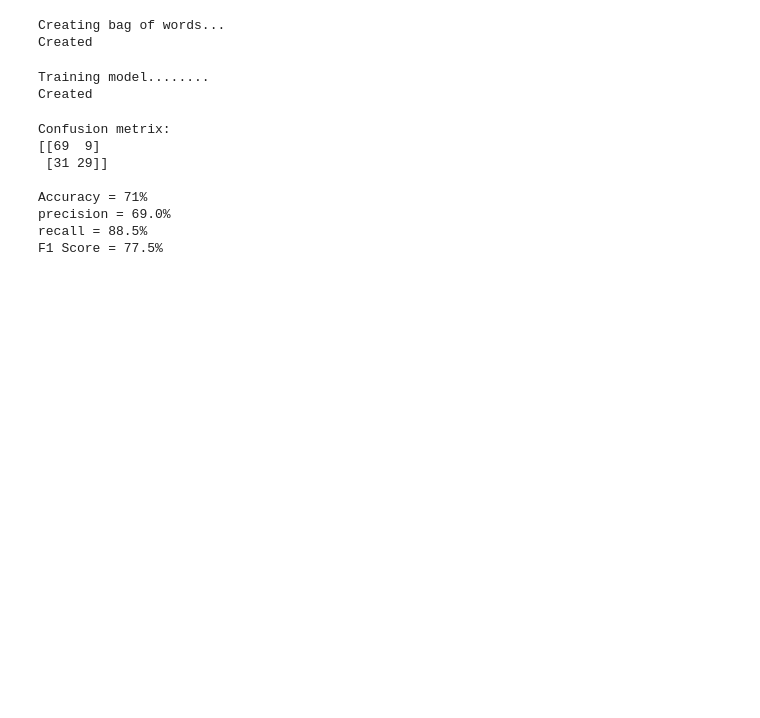
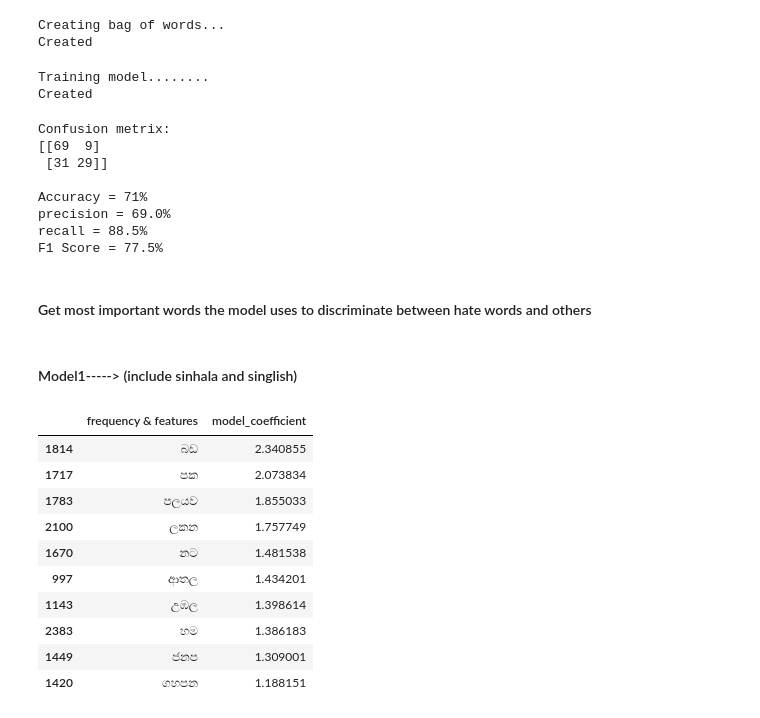
Before and after one commit to chashikajw/sinhala-hate-speech-detection, a Jupyter notebook: sinhala_hatespeech_detection.ipynb, the cells around one changed output. Drawn from its saved outputs; the diff is of its cells as text; code cells hidden in the pictures; blank space fills up the shorter version.

```diff
--- a/sinhala_hatespeech_detection.ipynb
+++ b/sinhala_hatespeech_detection.ipynb
@@ -514,3 +514,34 @@ Accuracy = 71%
 precision = 69.0%
 recall = 88.5%
 F1 Score = 77.5%
+# %% [markdown]
+#### Get most important words the model uses to discriminate between hate words and others
+# %%
+def get_important_words(vocab, model):
+
+    model_coeff = pd.DataFrame({'frequency & features': vocab,
+                              'model_coefficient': model.coef_.transpose().flatten()})
+
+    # Sort the value
+    model_coeff = model_coeff.sort_values('model_coefficient',ascending=False)
+
+    # Top 10 values are the important tokens
+    coeff_top = model_coeff.head(10)
+
+    return coeff_top
+# %% [markdown]
+#### Model1-----> (include sinhala and singlish)
+# %%
+get_important_words(vocab, ml_model_before_1)
+# %% [output]
+|  | frequency & features | model_coefficient |
+| 1814 | බඩ | 2.340855 |
+| 1717 | පක | 2.073834 |
+| 1783 | පලයව | 1.855033 |
+| 2100 | ලකන | 1.757749 |
+| 1670 | නට | 1.481538 |
+| 997 | ආතල | 1.434201 |
+| 1143 | උඹල | 1.398614 |
+| 2383 | හම | 1.386183 |
+| 1449 | ජනප | 1.309001 |
+| 1420 | ගහපන | 1.188151 |
```
Also changed, not shown: parts of 8 cells of this notebook.
